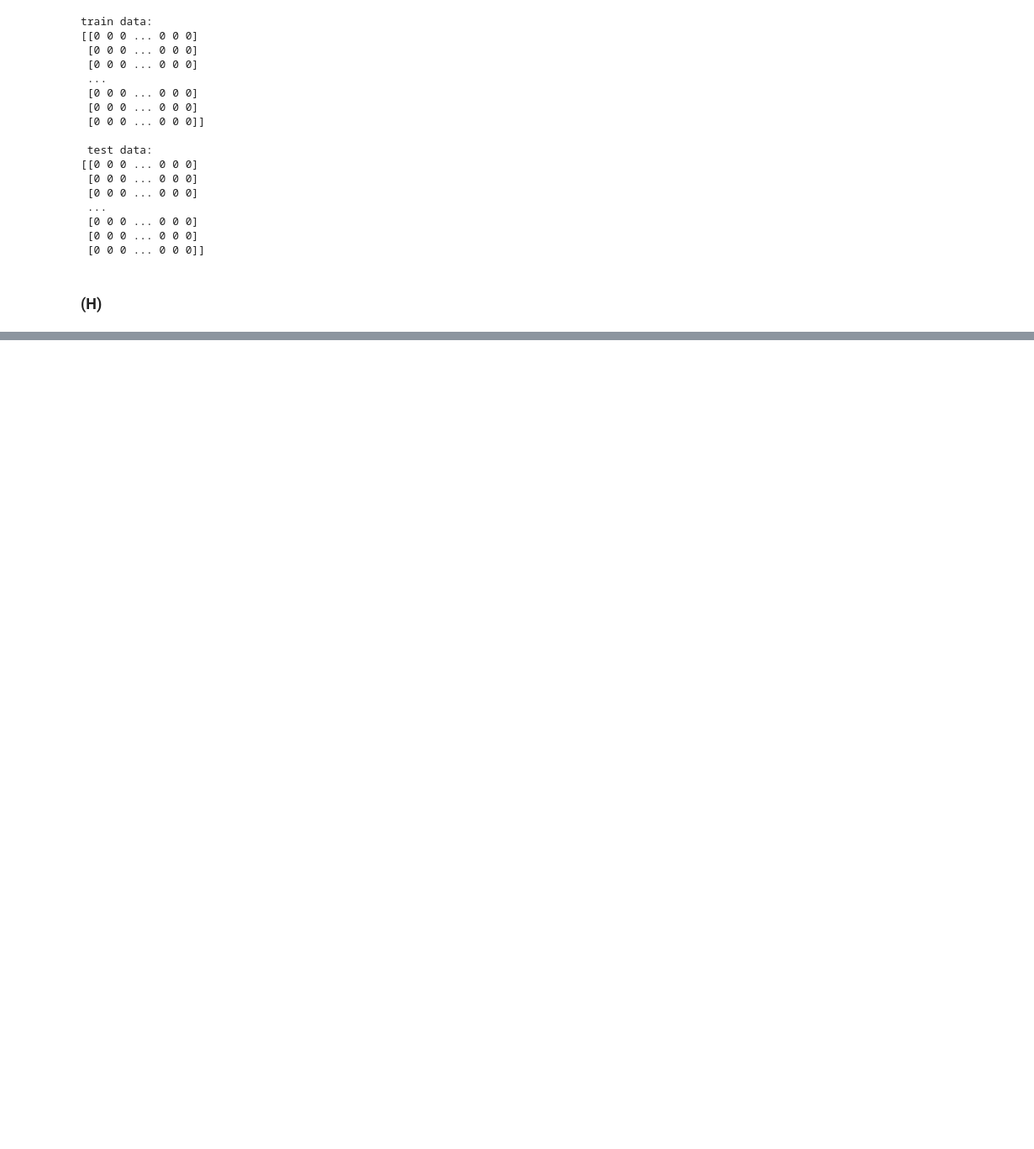
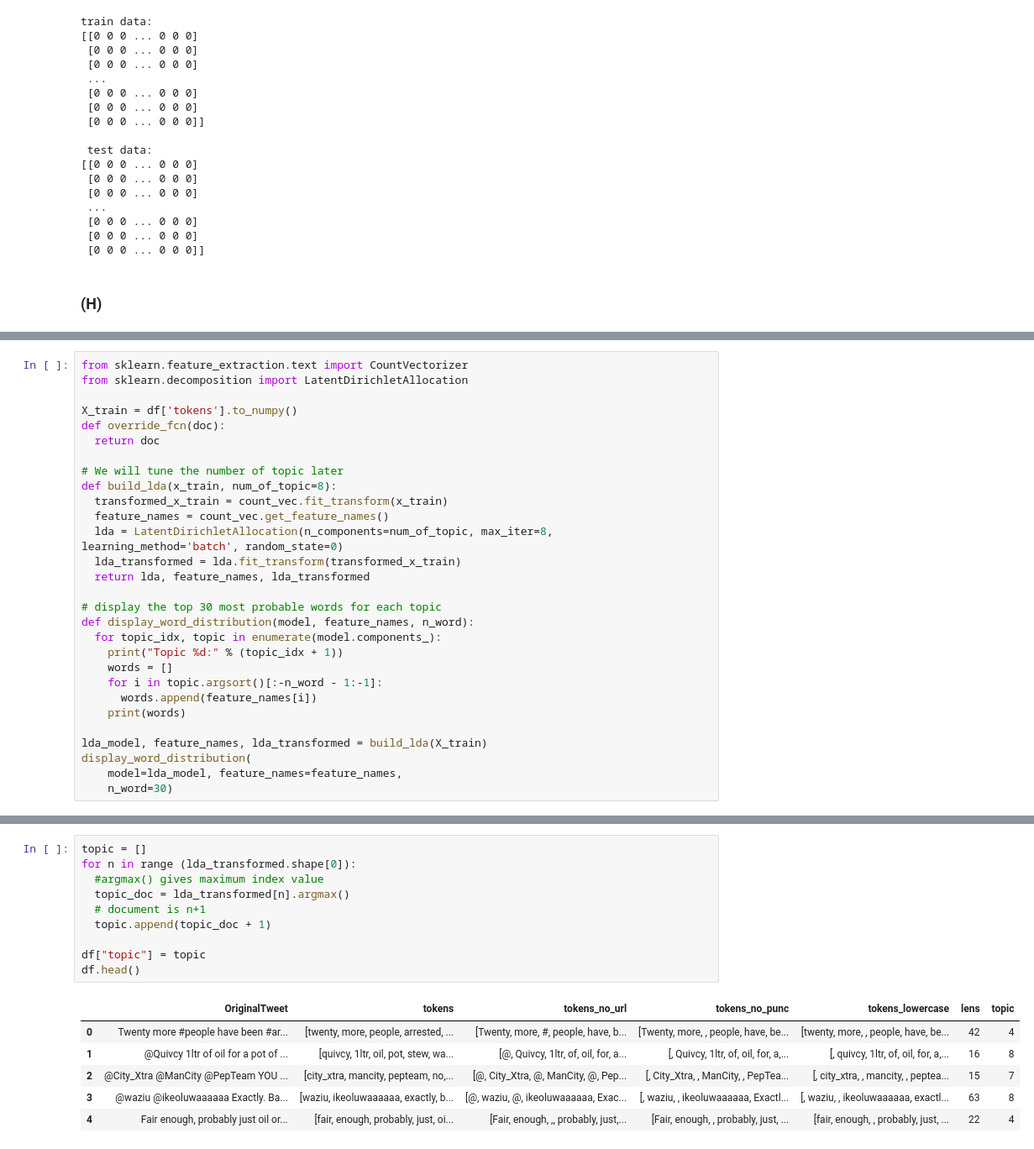
Before and after one commit to Runshi-Yang/JSC270-Final-Project, a Jupyter notebook: Assignment4.ipynb, the cells around one changed output, grey strips where cells are left out. Shown: that part at 84% size. Cells and saved outputs as stored; diff of their text form; blank space fills up the shorter version.

```diff
--- a/Assignment4.ipynb
+++ b/Assignment4.ipynb
@@ -273,0 +552,29 @@ Counts 2:    [7511 5682 3916 3781 3338]
+# %%
+from sklearn.feature_extraction.text import CountVectorizer
+from sklearn.decomposition import LatentDirichletAllocation
+
+X_train = df['tokens'].to_numpy()
+def override_fcn(doc):
+  return doc
+
+# We will tune the number of topic later
+def build_lda(x_train, num_of_topic=8):
+  transformed_x_train = count_vec.fit_transform(x_train)
+  feature_names = count_vec.get_feature_names()
+  lda = LatentDirichletAllocation(n_components=num_of_topic, max_iter=8, learning_method='batch', random_state=0)
+  lda_transformed = lda.fit_transform(transformed_x_train)
+  return lda, feature_names, lda_transformed
+
+# display the top 30 most probable words for each topic
+def display_word_distribution(model, feature_names, n_word):
+  for topic_idx, topic in enumerate(model.components_):
+    print("Topic %d:" % (topic_idx + 1))
+    words = []
+    for i in topic.argsort()[:-n_word - 1:-1]:
+      words.append(feature_names[i])
+    print(words)
+
+lda_model, feature_names, lda_transformed = build_lda(X_train)
+display_word_distribution(
+    model=lda_model, feature_names=feature_names,
+    n_word=30)
@@ -273,0 +598,17 @@ Counts 2:    [7511 5682 3916 3781 3338]
+# %%
+topic = []
+for n in range (lda_transformed.shape[0]):
+  #argmax() gives maximum index value
+  topic_doc = lda_transformed[n].argmax()
+  # document is n+1
+  topic.append(topic_doc + 1)
+
+df["topic"] = topic
+df.head()
+# %% [output]
+|  | OriginalTweet | tokens | tokens_no_url | tokens_no_punc | tokens_lowercase | lens | topic |
+| 0 | Twenty more #people have been #ar... | [twenty, more, people, arrested, ... | [Twenty, more, #, people, have, b... | [Twenty, more, , people, have, be... | [twenty, more, , people, have, be... | 42 | 4 |
+| 1 | @Quivcy 1ltr of oil for a pot of ... | [quivcy, 1ltr, oil, pot, stew, wa... | [@, Quivcy, 1ltr, of, oil, for, a... | [, Quivcy, 1ltr, of, oil, for, a,... | [, quivcy, 1ltr, of, oil, for, a,... | 16 | 8 |
+| 2 | @City_Xtra @ManCity @PepTeam YOU ... | [city_xtra, mancity, pepteam, no,... | [@, City_Xtra, @, ManCity, @, Pep... | [, City_Xtra, , ManCity, , PepTea... | [, city_xtra, , mancity, , peptea... | 15 | 7 |
+| 3 | @waziu @ikeoluwaaaaaa Exactly. Ba... | [waziu, ikeoluwaaaaaa, exactly, b... | [@, waziu, @, ikeoluwaaaaaa, Exac... | [, waziu, , ikeoluwaaaaaa, Exactl... | [, waziu, , ikeoluwaaaaaa, exactl... | 63 | 8 |
+| 4 | Fair enough, probably just oil or... | [fair, enough, probably, just, oi... | [Fair, enough, ,, probably, just,... | [Fair, enough, , probably, just, ... | [fair, enough, , probably, just, ... | 22 | 4 |
```
Also changed, not shown: parts of 37 cells of this notebook.
